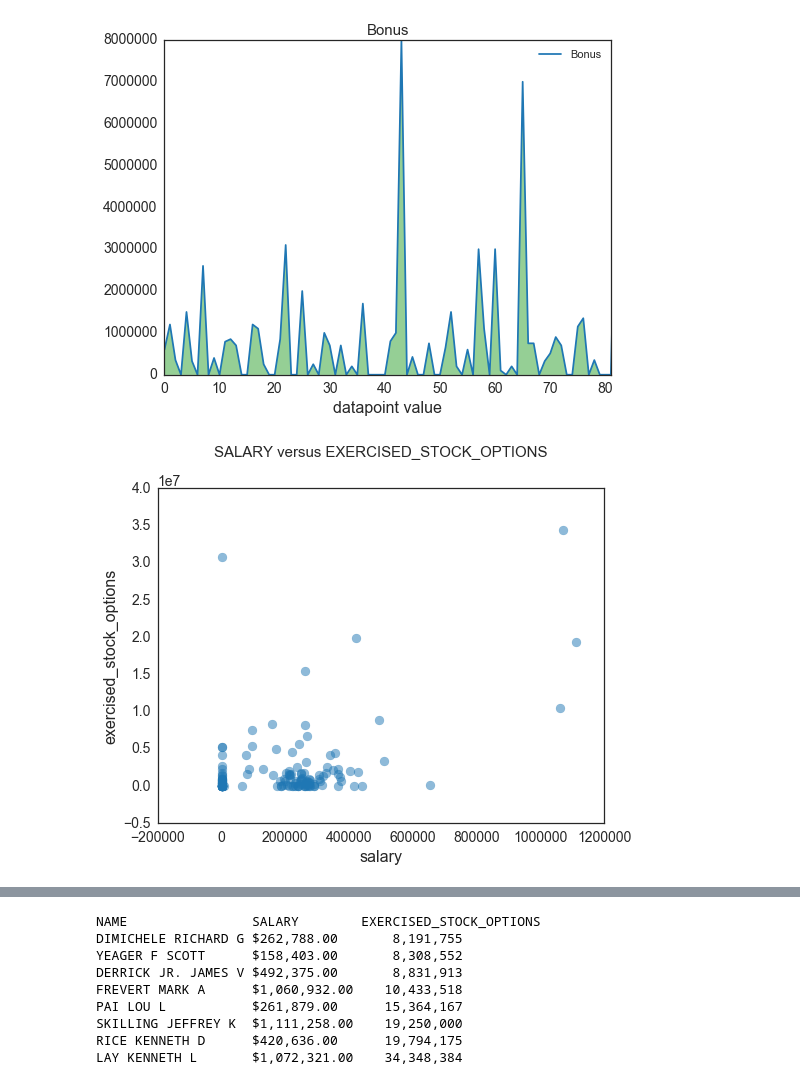
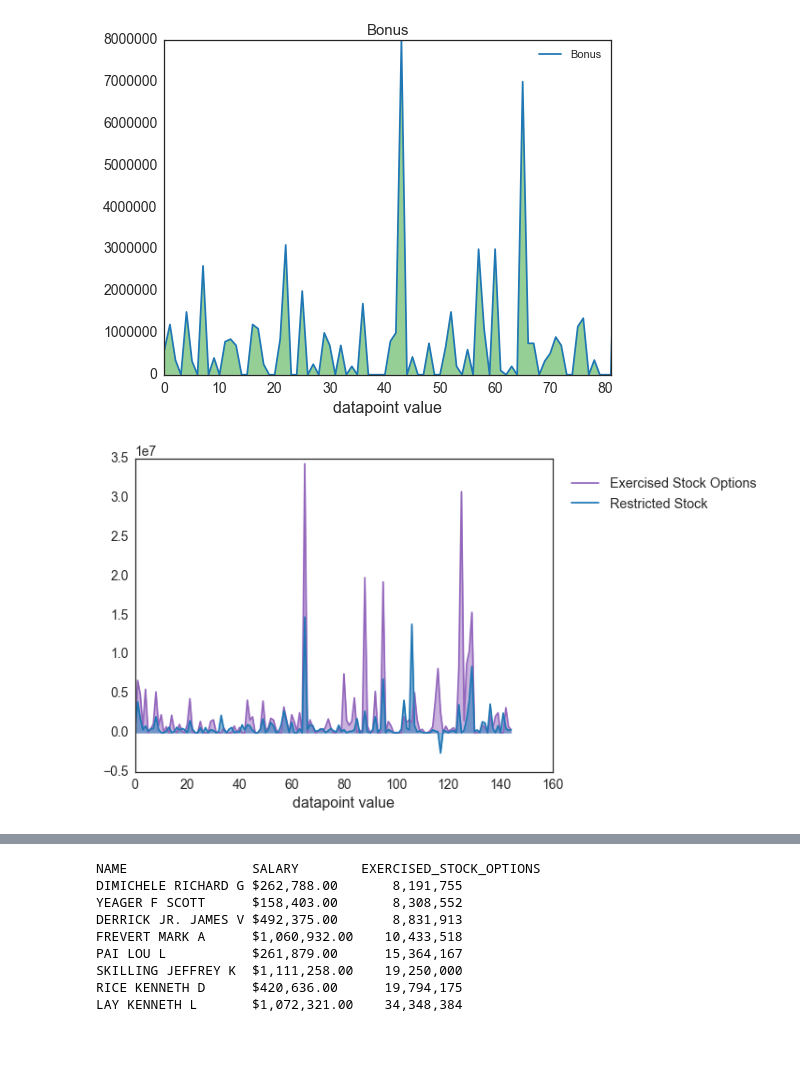
Before and after one commit to omoju/identifyFraudFromEnronEmail, a Jupyter notebook: IdentifyFraudFromEnronEmail.ipynb, the cells around one changed output, grey strips where cells are left out. Drawn from its saved outputs; the diff is of its cells as text; code cells hidden in the pictures; blank space fills up the shorter version.

```diff
--- a/IdentifyFraudFromEnronEmail.ipynb
+++ b/IdentifyFraudFromEnronEmail.ipynb
@@ -373,8 +373,22 @@ min            0.000000
 max      8000000.000000
 Name: bonus, dtype: float64
 [figure]
-# %%
-f1, f2 = 'salary','exercised_stock_options'
-data = compareTwoFeatures(f1, f2, df)
-# %% [output]
-[figure, removed]
+# %%
+x = range(0,len(df))
+
+plt.plot(x, df['exercised_stock_options'], label='Exercised Stock Options', color=tableau20[8])
+plt.plot(x, df['restricted_stock'], label='Restricted Stock', color=tableau20[0])
+
+
+fill_between(x, df['exercised_stock_options'], 0, alpha=0.5, color=tableau20[8])
+fill_between(x, df['restricted_stock'], 0, alpha=0.5, color=tableau20[0])
+
+
+_= plt.xlabel('datapoint value')
+_= plt.title('')
+
+
+_= plt.legend(bbox_to_anchor=(1, 1), loc=2, borderaxespad=1, fontsize='large')
+plt.show()
+# %% [output]
+[figure, added]
```
Also changed, not shown: parts of 18 cells of this notebook, 6 other files.
